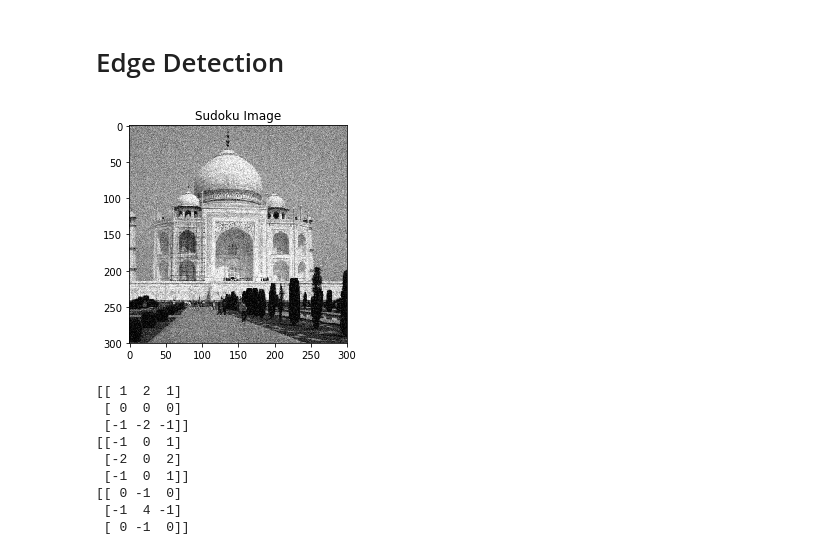
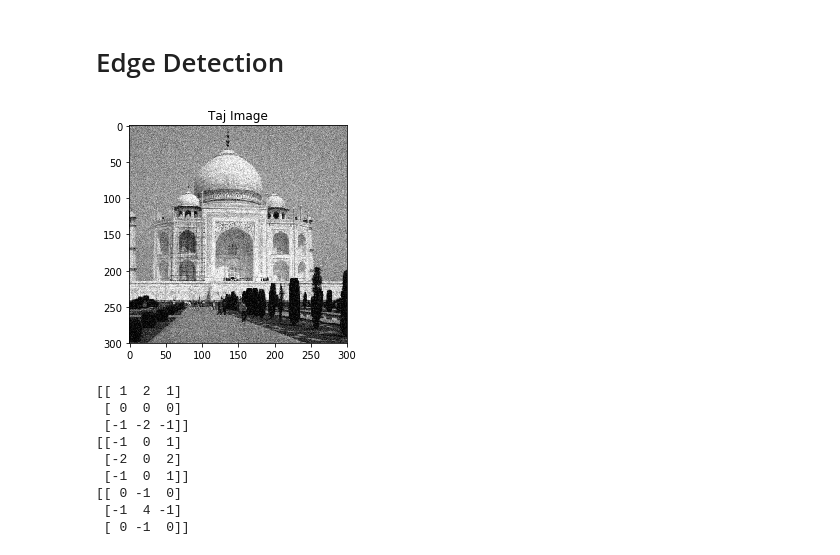
Before and after one commit to thisisashukla/computer-vision, a Jupyter notebook: foundation/06_edge_detection.ipynb, the cells around one changed output. Drawn from its saved outputs; the diff is of its cells as text; code cells hidden in the pictures.

```diff
--- a/foundation/06_edge_detection.ipynb
+++ b/foundation/06_edge_detection.ipynb
@@ -14,12 +14,12 @@ np.set_printoptions(threshold=sys.maxsize, linewidth = 120)
 # %%
 # Reading a sample image
 img = cv2.imread('C://Users//ankushukla//Documents//Work//CV Training//Images//taj.jpg')
 img = cv2.cvtColor(img, cv2.COLOR_BGR2GRAY)
 plt.imshow(img, cmap='gray', vmin=0, vmax=255)
-plt.title('Sudoku Image')
+plt.title('Taj Image')
 plt.show()
 # %% [output]
-[figure, old version]
+[figure, new version]
 # %%
 sobelx = np.array([[1,2,1], [0,0,0],[-1,-2,-1]])
 sobely = np.array([[-1,0,1], [-2,0,2],[-1,0,1]])
```
Also changed, not shown: parts of 3 cells of this notebook.
